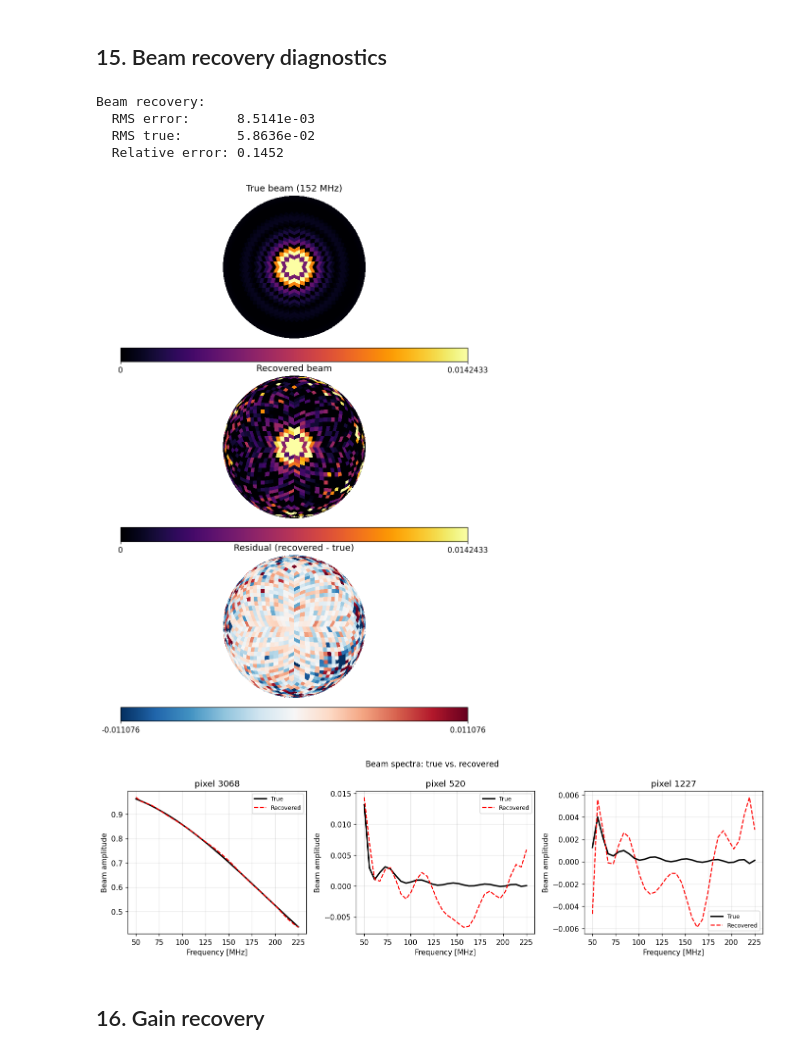
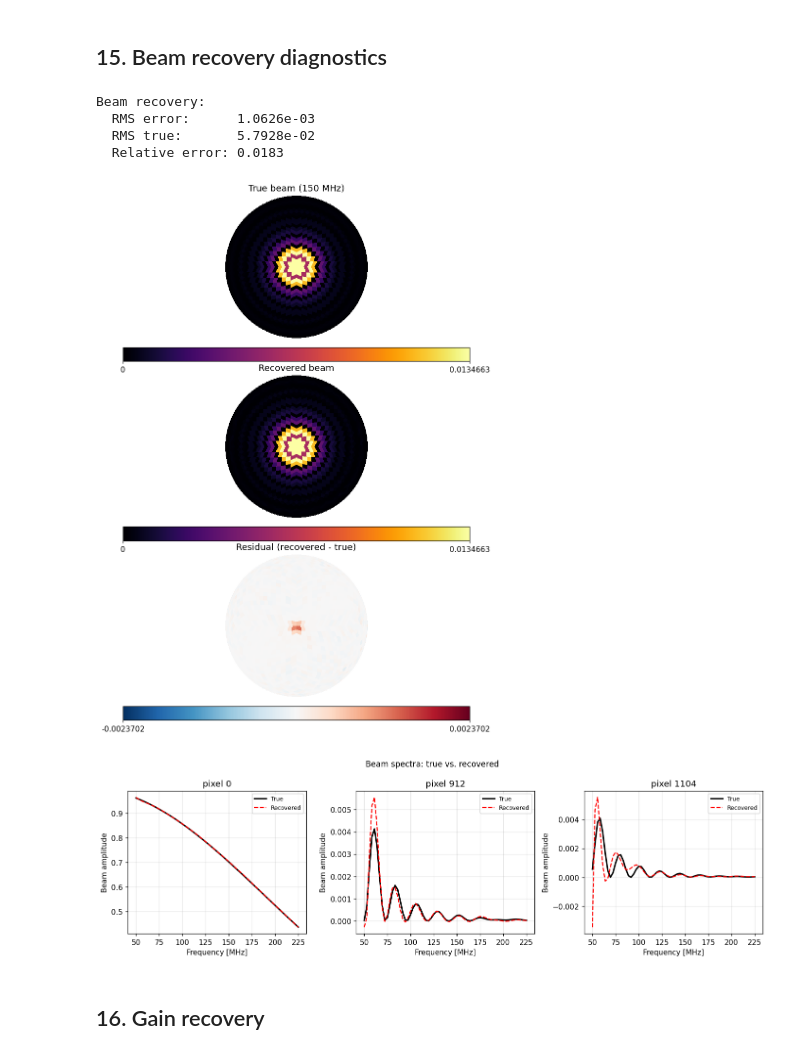
Before and after one commit to AaronParsons/newnucal, a Jupyter notebook: notebooks/gsm_gleam_closed_loop.ipynb, the cells around one changed output. Drawn from its saved outputs; the diff is of its cells as text; code cells hidden in the pictures.

```diff
--- a/notebooks/gsm_gleam_closed_loop.ipynb
+++ b/notebooks/gsm_gleam_closed_loop.ipynb
@@ -251,10 +252,10 @@ print(f"Antennas: {array.nants},  Baselines: {array.nbls}")
 rot_matrices = compute_rotation_matrices(times, hera_loc)
 print(f"rot_matrices shape: {rot_matrices.shape}")
 
-# Create beam basis from DPSS
-beam_basis = BeamBasis.from_dpss(freqs, eta_max=beam_eta_max)
+# Load Airy SVD beam basis (18 modes) — matches closed_loop_test.
+beam_basis = BeamBasis.from_file('beam_basis_airy.npz', new_freqs=freqs)
 beam_model = BeamModel(nside=beam_nside, freqs=freqs, basis=beam_basis)
-print(f"Beam DPSS modes: {beam_model.A.shape[1]}")
+print(f"Beam SVD modes: {beam_model.A.shape[1]}")
 # %% [output]
 Antennas: 85,  Baselines: 372
 rot_matrices shape: (8, 3, 3)
@@ -436,7 +465,14 @@ cal = Calibrator(
     eps=1e-5,
 )
 
-beam_coeffs_true = jnp.array(beam_model.coeffs, dtype=jnp.float32)
+# Set the calibrator's internal noise model to the actual radiometric sigma.
+# With float64 there's no precision argument for the earlier vis_scale hack,
+# and using the real sigma makes the internal loss the proper noise-weighted
+# chi^2 (same metric as reduced_chi2 below). Per-channel weighting also lets
+# the optimizer prioritize information-rich channels.
+cal.set_noise_sigma(jnp.array(sigma_vis_f, dtype=jnp.float64))
+
+beam_coeffs_true = jnp.array(beam_model.coeffs, dtype=jnp.float64)
 
 def reduced_chi2(cal, params, sigma_vis, data=None, exclude_chans=None):
     """Noise-weighted reduced chi2.
@@ -527,9 +562,10 @@ print("="*70)
 
 prms, loss = cal.fit_joint_sky_beam_dirty(
     prms,
-    n_iter=20,
+    n_iter=40,
     sky_beam_reg=3e-3,
-    joint_initial_step=1.2,
+    #joint_initial_step=1.2,
+    joint_initial_step=[0.1, 1.0, 10.0],
     solve_every=None,
     joint_anderson_history=2,
     rfi_smooth_width_chans=5,
@@ -660,7 +834,7 @@ ax.set_ylabel("Reduced χ² (per channel)")
 ax.set_title("Reduced χ² by frequency: should be close to 1 everywhere")
 ax.grid(True, alpha=0.3)
 ax.legend()
-ax.set_ylim([0.5, 2.0])
+ax.set_ylim([0.5, 2000.0])
 
 plt.tight_layout()
 plt.show()
@@ -720,43 +894,47 @@ beam_true_spec = np.array(basis_reconstruct(beam_coeffs_true,        beam_model.
 beam_diff = beam_rec - beam_true_spec
 rms_beam  = float(np.sqrt(np.mean(beam_diff ** 2)))
 rms_sig   = float(np.sqrt(np.mean(beam_true_spec ** 2)))
+true_apparent = np.exp(true_log_amp[:, None, :]) * beam_true_spec     # (..., npix, nfreq)
+rec_apparent  = np.exp(np.array(prms["log_amp"])[:, None, :]) * beam_rec
 print(f"Beam recovery:")
 print(f"  RMS error:      {rms_beam:.4e}")
 print(f"  RMS true:       {rms_sig:.4e}")
 print(f"  Relative error: {rms_beam/rms_sig:.4f}")
+print(f"  Apparent relative error: {(rec_apparent - true_apparent) / np.maximum(true_apparent, 1e-6):.4f}")
+
 
 fig = plt.figure(figsize=(13, 10))
 vmax_b = np.percentile(beam_true_spec[:, ref_ifreq], 99)
 hp.orthview(beam_true_spec[:, ref_ifreq], rot=(0,90,0), half_sky=True, fig=fig, sub=(3,1,1),
             title=f"True beam ({freqs[ref_ifreq]/1e6:.0f} MHz)", min=0, max=vmax_b, cmap="inferno")
 hp.orthview(beam_rec[:, ref_ifreq],       rot=(0,90,0), half_sky=True, fig=fig, sub=(3,1,2),
             title="Recovered beam", min=0, max=vmax_b, cmap="inferno")
 dscale = np.percentile(np.abs(beam_diff[:, ref_ifreq]), 95)
 hp.orthview(beam_diff[:, ref_ifreq],      rot=(0,90,0), half_sky=True, fig=fig, sub=(3,1,3),
             title="Residual (recovered - true)", min=-dscale, max=dscale, cmap="RdBu_r")
 plt.show()
 
 peak_px = int(np.argmax(beam_true_spec[:, ref_ifreq]))
 npix_b  = beam_true_spec.shape[0]
 sample_pxs = [peak_px,
                int(np.argsort(beam_true_spec[:, ref_ifreq])[-npix_b//4]),
                int(np.argsort(beam_true_spec[:, ref_ifreq])[-npix_b//2])]
 fig, axes = plt.subplots(1, 3, figsize=(13, 4))
 fig.suptitle("Beam spectra: true vs. recovered", fontsize=11)
 for ax, px in zip(axes, sample_pxs):
     ax.plot(freq_mhz, beam_true_spec[px], "k-",  lw=2,   label="True")
     ax.plot(freq_mhz, beam_rec[px],       "r--", lw=1.5, label="Recovered")
     ax.set_title(f"pixel {px}")
     ax.set_xlabel("Frequency [MHz]"); ax.set_ylabel("Beam amplitude")
     ax.grid(True, alpha=0.3); ax.legend(fontsize=8)
 plt.tight_layout(); plt.show()
 # %% [output]
 Beam recovery:
-  RMS error:      8.5141e-03
-  RMS true:       5.8636e-02
-  Relative error: 0.1452
+  RMS error:      1.0626e-03
+  RMS true:       5.7928e-02
+  Relative error: 0.0183
-[figure, old version]
+[figure, new version]
-[figure, old version]
+[figure, new version]
 # %% [markdown]
 ## 16. Gain recovery
 # %%
```
Also changed, not shown: parts of 16 cells of this notebook, 1 other file.
